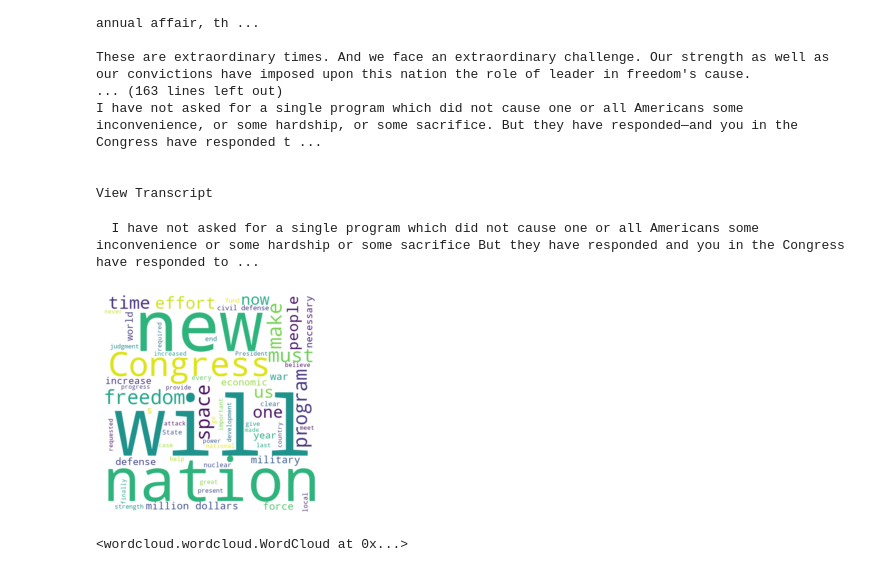
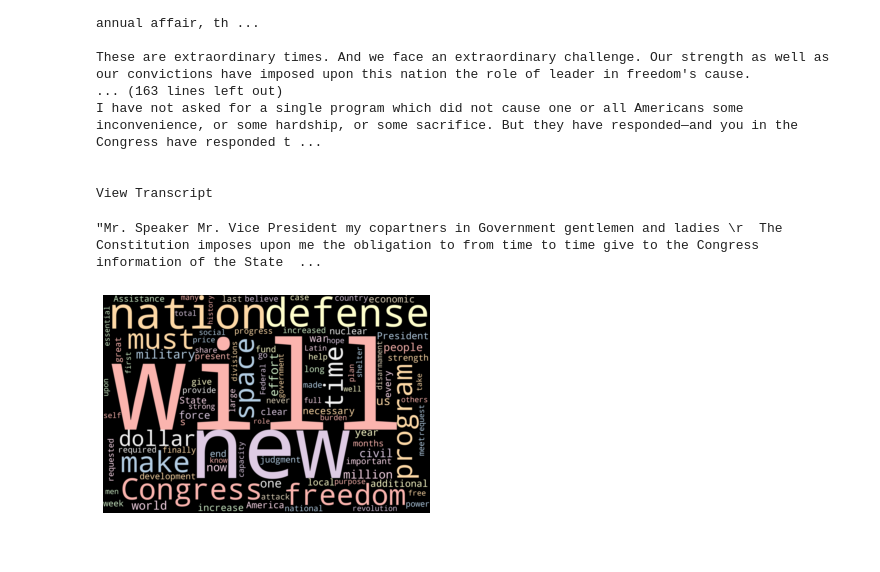
Before and after one commit to niramay447/kaggle-notebooks-other, a Jupyter notebook: us-presidential-speech.ipynb, the cells around one changed output. Drawn from its saved outputs; the diff is of its cells as text; code cells hidden in the pictures.

Commit message:
Kaggle Notebook | us-presidential-speech | Version 3

```diff
--- a/us-presidential-speech.ipynb
+++ b/us-presidential-speech.ipynb
@@ -43,49 +48,32 @@ I have not asked for a single program which did not cause one or all Americans s
 
 View Transcript
 # %%
-# Removing the word "Transcript" from the beginning of the string
-speech = transcript.text[10:]
 
-# Replacing line breaks with spaces
+speech = transcript.text[41:]
+
 speech = speech.replace("\n", " ")
 
-# Import spaCy and load the language model
-import spacy
 nlp = spacy.load('en_core_web_sm')
 
-# Process the speech through the NLP pipeline
 processed_speech = nlp(speech)
 
-# Collect the list of tokens from the processed_speech into a new list
-# Exclude punctuation
+tokens = []
 
-token_list = []
+for tok in processed_speech:
+  if not tok.is_punct:
+    tokens.append(tok.text)
 
-for t in processed_speech:
-  if t.is_punct != True:
-    token_list.append(t.text)
-
-# Convert the list of tokens to a string variable
-clean_speech = " ".join(t for t in token_list)
-
-print(clean_speech)
+clean_speech = " ".join(t for t in tokens)
+stopwords = set(STOPWORDS)
+clean_speech
 # %% [output]
-  I have not asked for a single program which did not cause one or all Americans some inconvenience or some hardship or some sacrifice But they have responded and you in the Congress have responded to ...
+"Mr. Speaker Mr. Vice President my copartners in Government gentlemen and ladies \r  The Constitution imposes upon me the obligation to from time to time give to the Congress information of the State  ...
 # %%
-
-
-# matplotlib is a library for plotting graphs
-
-# generate a wordcloud data file
-wc = WordCloud(min_font_size=16, max_words=100, background_color="white",width=600,height=600).generate(clean_speech)
+wc = WordCloud(height=2000,width=3000,min_font_size=16, max_words=100,stopwords= stopwords, background_color="black",random_state=1,colormap='Pastel1',collocations = False).generate(clean_speech)
 
 plt.figure()
 plt.imshow(wc, interpolation="bilinear")
 plt.axis("off")
 plt.show()
-
-# Save the word cloud file
-wc.to_file("wc.png")
 # %% [output]
-[figure, old version]
+[figure, new version]
-<wordcloud.wordcloud.WordCloud at 0x...>
```
Also changed, not shown: parts of 5 cells of this notebook.
